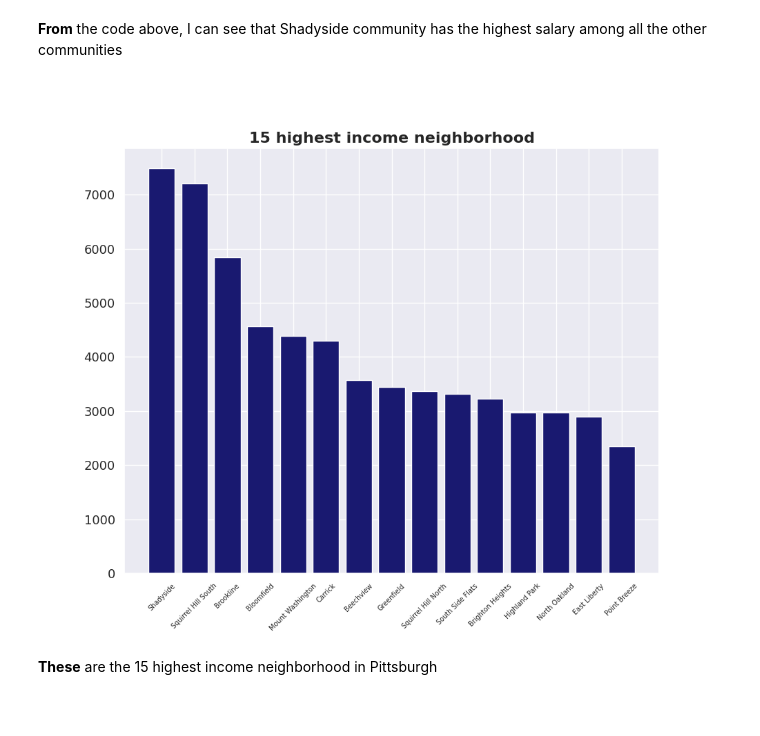
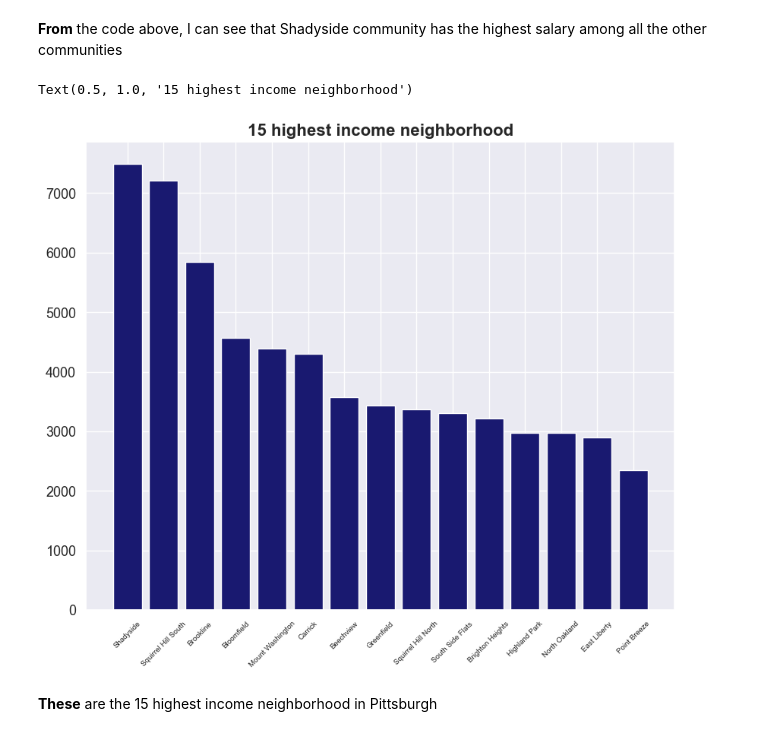
Before and after one commit to CMPINF-0010/Final-Project, a Jupyter notebook: notebooks/Income.ipynb, the cells around one changed output. Cells and saved outputs as stored; diff of their text form; code cells hidden in the pictures; blank space fills up the shorter version.

```diff
--- a/notebooks/Income.ipynb
+++ b/notebooks/Income.ipynb
@@ -21,10 +21,9 @@ The dataset I use mainly includes
 # %% [markdown]
 # The Best Neighborhood
 # %%
-import numpy as np
 import pandas as pd
 
-data = pd.read_csv('wage-or-salary-income-in-the-past-12-months-for-households.csv')
+data = pd.read_csv('../datasets/income.csv')
 maxClm = data['Estimate; Total:'].max()
 print("Maximum value in column 'Estimate; Total': ")
 print(maxClm)
@@ -48,23 +47,21 @@ Name: 68, dtype: object
 **From** the code above, I can see that Shadyside community has the highest salary among all the other communities
 # %%
 import matplotlib.pyplot as plt
-import pandas as pd
 import seaborn as sns
 
 sns.set()
 
-data = pd.read_csv('wage-or-salary-income-in-the-past-12-months-for-households.csv')
 dt = data.sort_values(by = "Estimate; Total:", ascending  = False).head(15)
 plt.figure(figsize=(10,8))
 plt.bar(x=dt['Neighborhood'],
         height=dt['Estimate; Total:'],
         color='midnightblue')
 plt.xticks(rotation=45, fontsize=7)
 plt.yticks(fontsize=13)
 plt.title('15 highest income neighborhood',fontsize=16,fontweight='bold')
-plt.savefig('highest.png')
+# %% [output]
+Text(0.5, 1.0, '15 highest income neighborhood')
+[figure, added]
-# %% [markdown]
-![image.png](attachment:e6d4a1ff-2888-4171-86a6-7b61c84f3f87.png)
 # %% [markdown]
 **These** are the 15 highest income neighborhood in Pittsburgh
 # %% [markdown]
```
Also changed, not shown: 4 other files.
